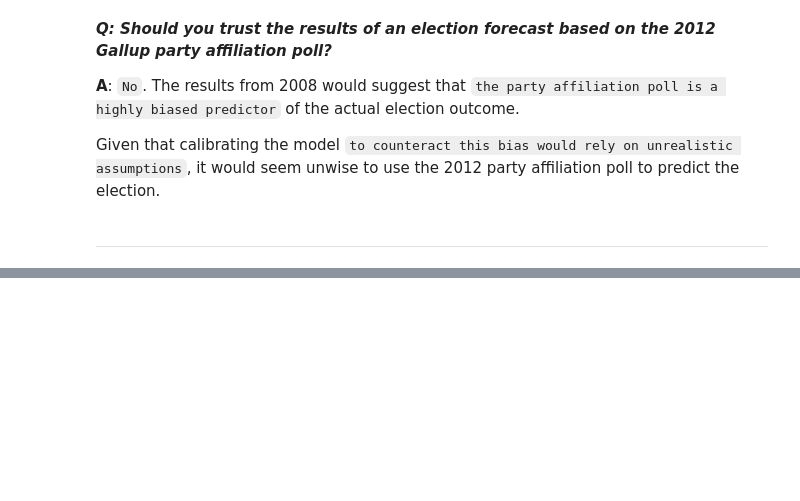
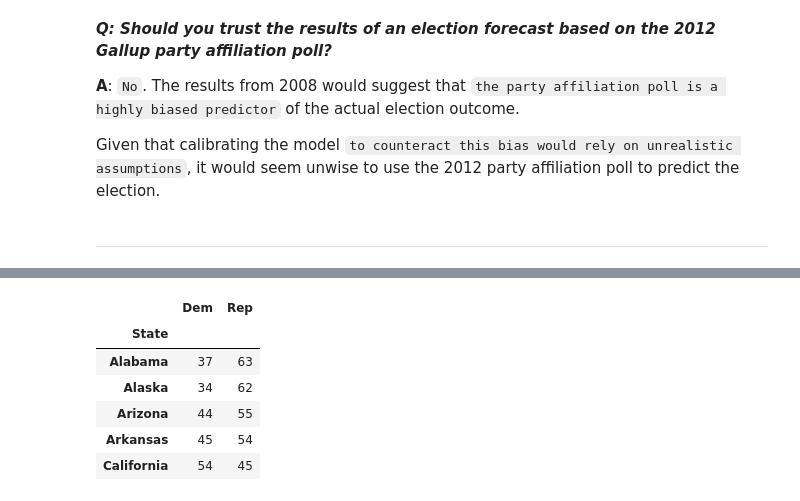
Before and after one commit to joaoDragado/dSc_roadmap, a Jupyter notebook: projects/SimulatingSilver/HW2_user.ipynb, the cells around one changed output, grey strips where cells are left out. Cells and saved outputs as stored; diff of their text form; code cells hidden in the pictures; blank space fills up the shorter version.

```diff
--- a/projects/SimulatingSilver/HW2_user.ipynb
+++ b/projects/SimulatingSilver/HW2_user.ipynb
@@ -597,0 +460,15 @@ Then, we'll use `logistic regression` to estimate win probabilities, and use the
+# %%
+#data on 2004 elections from p04.csv
+#same form for the 2004 election for each state.
+polls04=pd.read_csv("../data/hw2_data/p04.csv")
+polls04.State=polls04.State.replace(states_abbrev)
+polls04.set_index("State", inplace=True);
+polls04.head()
+# %% [output]
+|  | Dem | Rep |
+| State |  |  |
+| Alabama | 37 | 63 |
+| Alaska | 34 | 62 |
+| Arizona | 44 | 55 |
+| Arkansas | 45 | 54 |
+| California | 54 | 45 |
```
Also changed, not shown: parts of 11 cells of this notebook, 1 other file.
